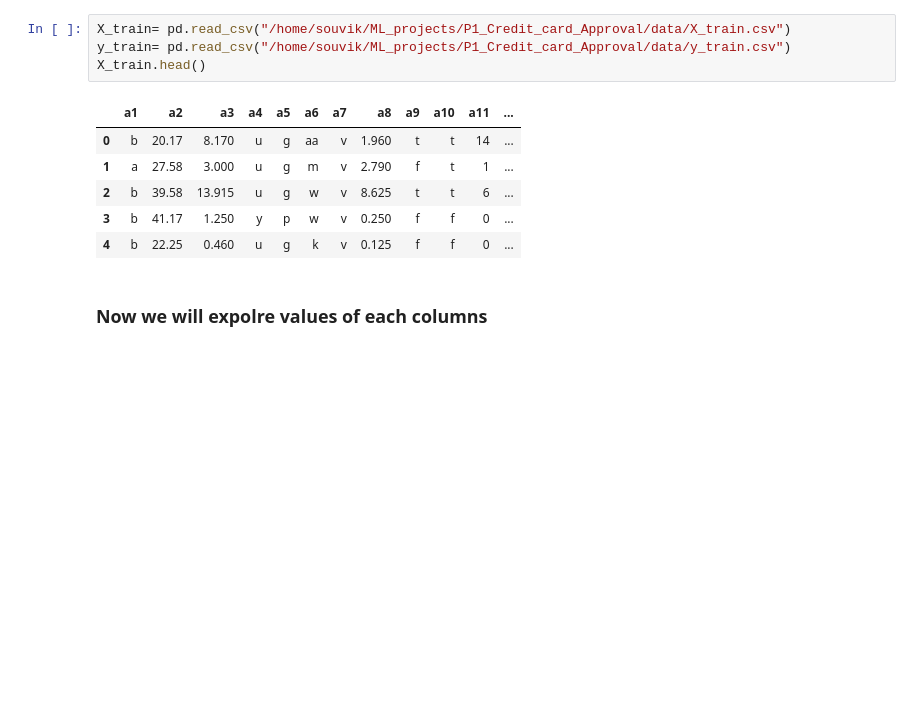
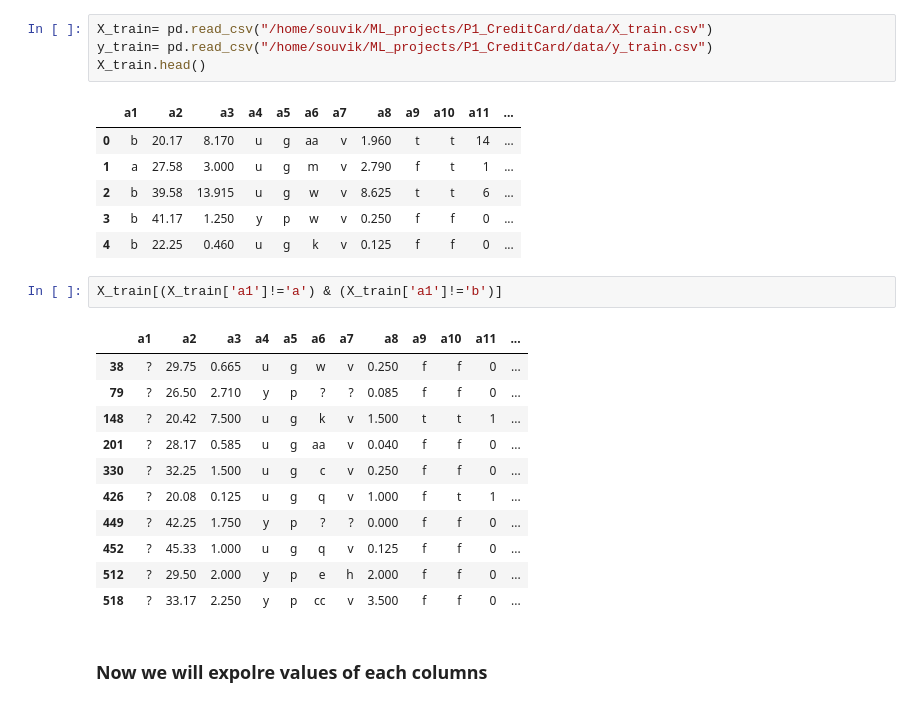
Before and after one commit to pal711/P1_CreditCard, a Jupyter notebook: Credit_card_exploratory.ipynb, the cells around one changed output. Cells and saved outputs as stored; diff of their text form; blank space fills up the shorter version.

```diff
--- a/Credit_card_exploratory.ipynb
+++ b/Credit_card_exploratory.ipynb
@@ -27,6 +53,6 @@ y_test.to_csv("/home/souvik/ML_projects/P1_Credit_card_Approval/data/y_test.csv"
 # %%
-X_train= pd.read_csv("/home/souvik/ML_projects/P1_Credit_card_Approval/data/X_train.csv")
-y_train= pd.read_csv("/home/souvik/ML_projects/P1_Credit_card_Approval/data/y_train.csv")
+X_train= pd.read_csv("/home/souvik/ML_projects/P1_CreditCard/data/X_train.csv")
+y_train= pd.read_csv("/home/souvik/ML_projects/P1_CreditCard/data/y_train.csv")
 X_train.head()
 # %% [output]
 |  | a1 | a2 | a3 | a4 | a5 | a6 | a7 | a8 | a9 | a10 | a11 | ... |
@@ -35,6 +61,20 @@ X_train.head()
 | 2 | b | 39.58 | 13.915 | u | g | w | v | 8.625 | t | t | 6 | ... |
 | 3 | b | 41.17 | 1.250 | y | p | w | v | 0.250 | f | f | 0 | ... |
 | 4 | b | 22.25 | 0.460 | u | g | k | v | 0.125 | f | f | 0 | ... |
+# %%
+X_train[(X_train['a1']!='a') & (X_train['a1']!='b')]
+# %% [output]
+|  | a1 | a2 | a3 | a4 | a5 | a6 | a7 | a8 | a9 | a10 | a11 | ... |
+| 38 | ? | 29.75 | 0.665 | u | g | w | v | 0.250 | f | f | 0 | ... |
+| 79 | ? | 26.50 | 2.710 | y | p | ? | ? | 0.085 | f | f | 0 | ... |
+| 148 | ? | 20.42 | 7.500 | u | g | k | v | 1.500 | t | t | 1 | ... |
+| 201 | ? | 28.17 | 0.585 | u | g | aa | v | 0.040 | f | f | 0 | ... |
+| 330 | ? | 32.25 | 1.500 | u | g | c | v | 0.250 | f | f | 0 | ... |
+| 426 | ? | 20.08 | 0.125 | u | g | q | v | 1.000 | f | t | 1 | ... |
+| 449 | ? | 42.25 | 1.750 | y | p | ? | ? | 0.000 | f | f | 0 | ... |
+| 452 | ? | 45.33 | 1.000 | u | g | q | v | 0.125 | f | f | 0 | ... |
+| 512 | ? | 29.50 | 2.000 | y | p | e | h | 2.000 | f | f | 0 | ... |
+| 518 | ? | 33.17 | 2.250 | y | p | cc | v | 3.500 | f | f | 0 | ... |
 # %% [markdown]
 ### Now we will expolre values of each columns
 # %%
```
Also changed, not shown: parts of 5 cells of this notebook, 1 other file.
